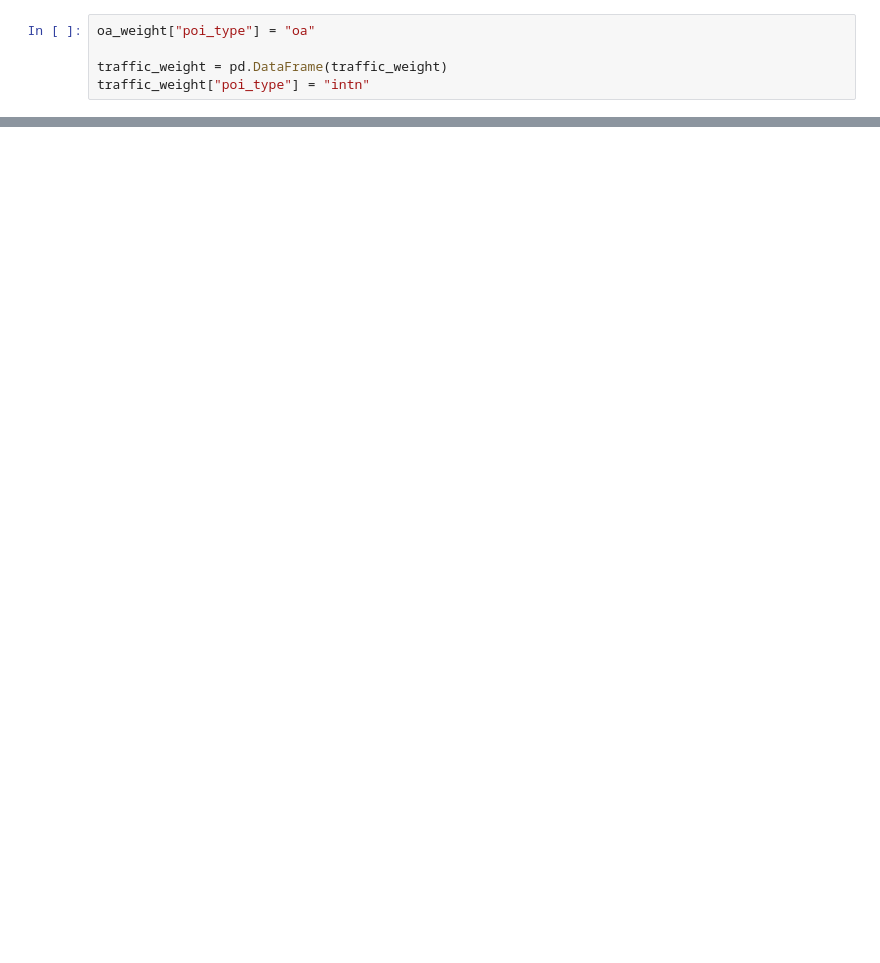
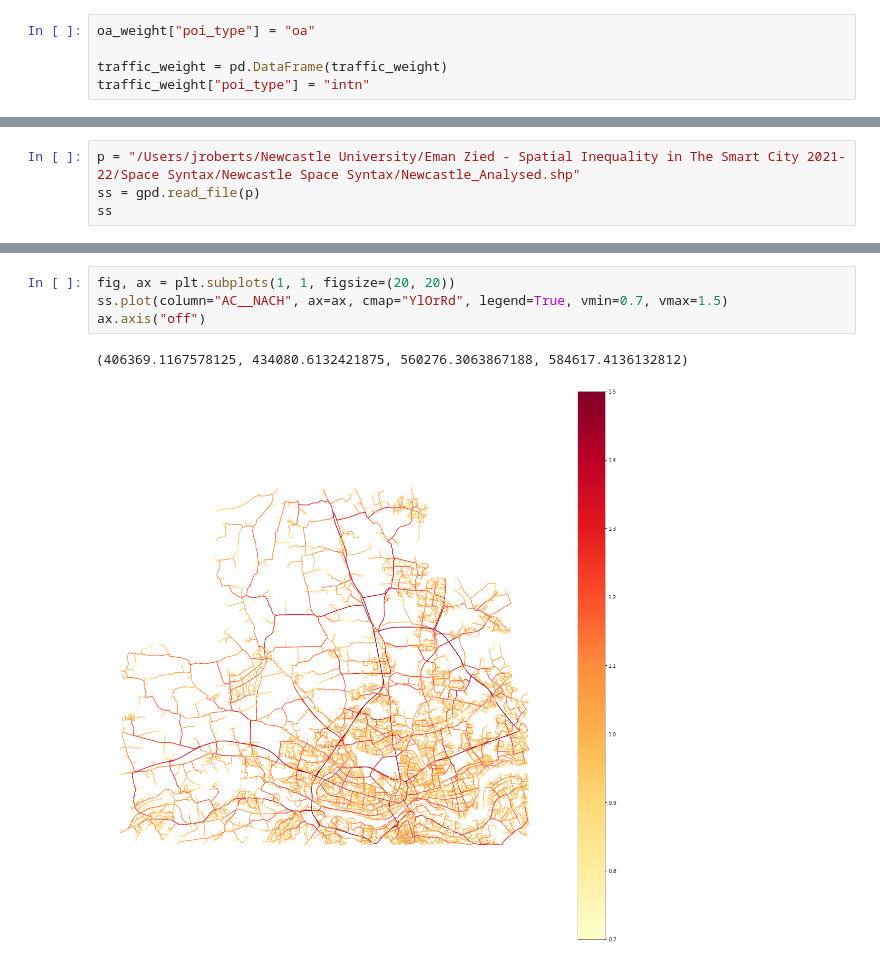
Before and after one commit to alan-turing-institute/spatial-inequality, a Jupyter notebook: notebooks/traffic_counts.ipynb, the cells around one changed output, grey strips where cells are left out. Saved outputs shown, nothing was run; the diff lists cells and outputs as text; blank space fills up the shorter version.

```diff
--- a/notebooks/traffic_counts.ipynb
+++ b/notebooks/traffic_counts.ipynb
@@ -63,0 +133,4 @@ all_weight
+# %%
+p = "/Users/jroberts/Newcastle University/Eman Zied - Spatial Inequality in The Smart City 2021-22/Space Syntax/Newcastle Space Syntax/Newcastle_Analysed.shp"
+ss = gpd.read_file(p)
+ss
@@ -63,0 +151,7 @@ all_weight
+# %%
+fig, ax = plt.subplots(1, 1, figsize=(20, 20))
+ss.plot(column="AC__NACH", ax=ax, cmap="YlOrRd", legend=True, vmin=0.7, vmax=1.5)
+ax.axis("off")
+# %% [output]
+(406369.1167578125, 434080.6132421875, 560276.3063867188, 584617.4136132812)
+[figure, added]
```
Also changed, not shown: parts of 35 cells of this notebook.
